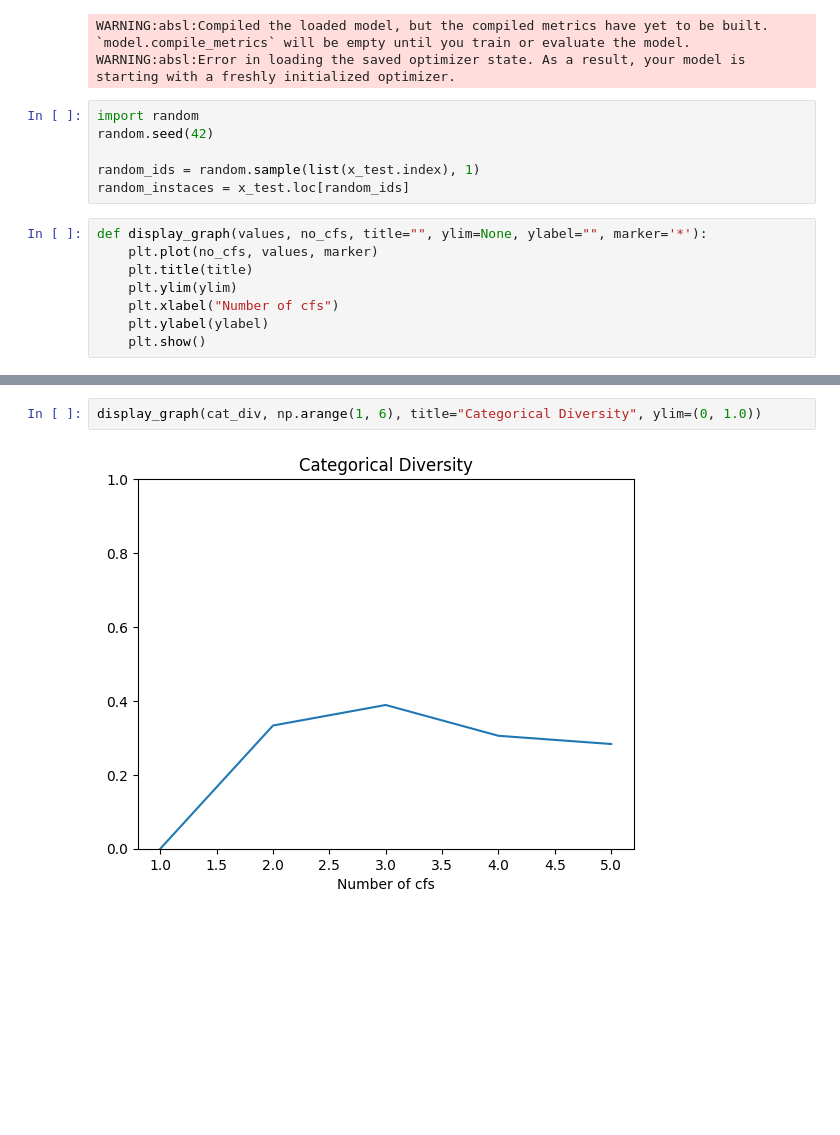
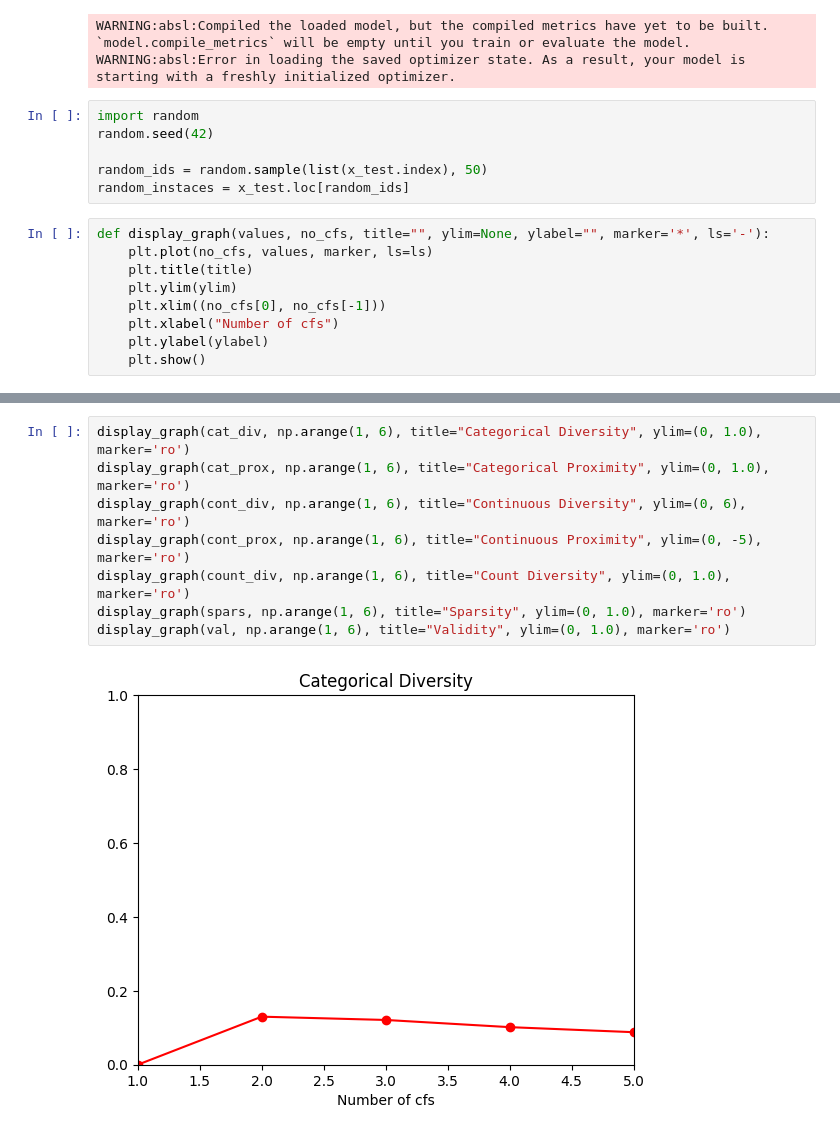
Before and after one commit to izzimillar/DiCE, a Jupyter notebook: docs/source/notebooks/evaluation.ipynb, the cells around one changed output, grey strips where cells are left out. Saved outputs shown, nothing was run; the diff lists cells and outputs as text; blank space fills up the shorter version.

```diff
--- a/docs/source/notebooks/evaluation.ipynb
+++ b/docs/source/notebooks/evaluation.ipynb
@@ -63,13 +65,14 @@ WARNING:absl:Error in loading the saved optimizer state. As a result, your model
 import random
 random.seed(42)
 
-random_ids = random.sample(list(x_test.index), 1)
+random_ids = random.sample(list(x_test.index), 50)
 random_instaces = x_test.loc[random_ids]
 # %%
-def display_graph(values, no_cfs, title="", ylim=None, ylabel="", marker='*'):
-    plt.plot(no_cfs, values, marker)
+def display_graph(values, no_cfs, title="", ylim=None, ylabel="", marker='*', ls='-'):
+    plt.plot(no_cfs, values, marker, ls=ls)
     plt.title(title)
     plt.ylim(ylim)
+    plt.xlim((no_cfs[0], no_cfs[-1]))
     plt.xlabel("Number of cfs")
     plt.ylabel(ylabel)
     plt.show()
@@ -117,4 +156,10 @@ print(val)
 # %%
-display_graph(cat_div, np.arange(1, 6), title="Categorical Diversity", ylim=(0, 1.0))
+display_graph(cat_div, np.arange(1, 6), title="Categorical Diversity", ylim=(0, 1.0), marker='ro')
+display_graph(cat_prox, np.arange(1, 6), title="Categorical Proximity", ylim=(0, 1.0), marker='ro')
+display_graph(cont_div, np.arange(1, 6), title="Continuous Diversity", ylim=(0, 6), marker='ro')
+display_graph(cont_prox, np.arange(1, 6), title="Continuous Proximity", ylim=(0, -5), marker='ro')
+display_graph(count_div, np.arange(1, 6), title="Count Diversity", ylim=(0, 1.0), marker='ro')
+display_graph(spars, np.arange(1, 6), title="Sparsity", ylim=(0, 1.0), marker='ro')
+display_graph(val, np.arange(1, 6), title="Validity", ylim=(0, 1.0), marker='ro')
 # %% [output]
-[figure, old version]
+[figure, new version]
```
Also changed, not shown: parts of 20 cells of this notebook, 6 other files.
